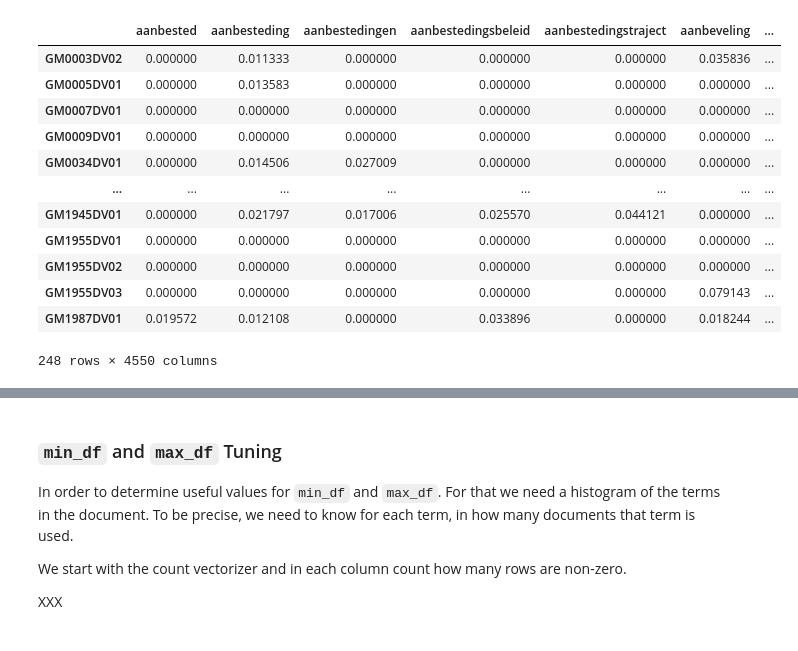
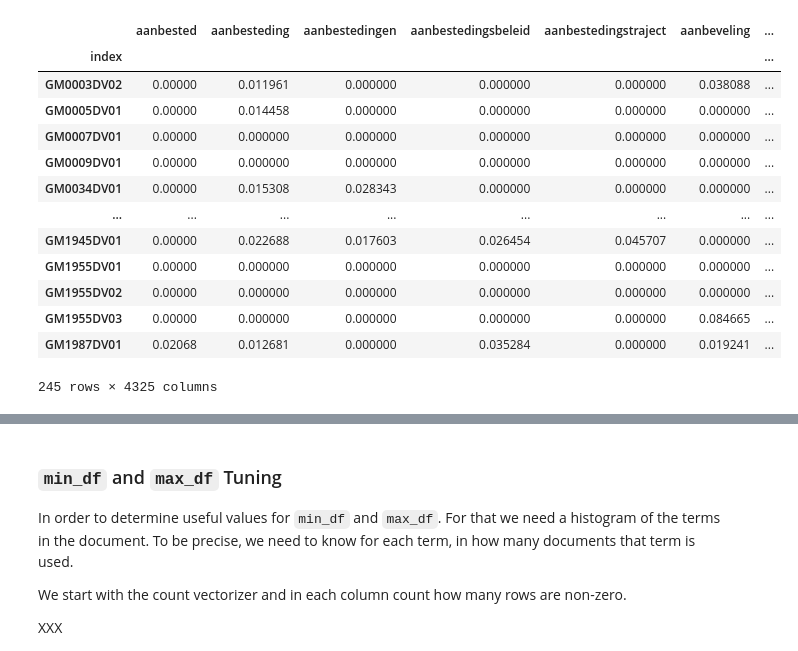
Before and after one commit to kjkoster/execute-enexis, a Jupyter notebook: notebooks/01 enexis governance -- TF-IDF.ipynb, the cells around one changed output, grey strips where cells are left out. Saved outputs shown, nothing was run; the diff lists cells and outputs as text; code cells hidden in the pictures.

```diff
--- a/notebooks/01 enexis governance -- TF-IDF.ipynb
+++ b/notebooks/01 enexis governance -- TF-IDF.ipynb
@@ -135,0 +126,4 @@ First, the count vectorizer. We train the vectorizer and build up the internal w
+# %%
+MIN_DF = 15   # count
+MAX_DF = 0.85 # percent
+SUBLINEAR_TF = True
@@ -136,19 +136,27 @@ First, the count vectorizer. We train the vectorizer and build up the internal w
 # %%
-def count_vectorize_strings(index, strings, min_df=1, max_df=1.0):
+def count_vectorize(series):
+    vectorizer = CountVectorizer()
+
     # run the vectorizer on the data
-    vectorizer = CountVectorizer(min_df=min_df, max_df=max_df)
-    word_matrix = vectorizer.fit_transform(strings)
+    word_matrix = vectorizer.fit_transform(series)
     words_list = vectorizer.get_feature_names_out()
 
     # take the output and package it into various useful data frames
-    per_document    = pd.DataFrame(index=index, columns=words_list, data=word_matrix.toarray())
+    per_document    = pd.DataFrame(index=series.index, columns=words_list, data=word_matrix.toarray())
     sum_over_corpus = pd.DataFrame(per_document.sum(), columns=['sum']).T
 
     return vectorizer, per_document, sum_over_corpus
 
-count_vectorizer, count_per_document, count_sum_over_corpus = count_vectorize_strings(train_names, train_documents)
 
-# show the word count per document. This is just that: a word count for each
-# word in the vocabulary, counted for each document separately.
+def tfidf_vectorize(series, min_df, max_df, sublinear_tf):
+    vectorizer = TfidfVectorizer(min_df=min_df, max_df=max_df, sublinear_tf=sublinear_tf)
 
-count_per_document
+    # run the vectorizer on the data
+    word_matrix = vectorizer.fit_transform(series)
+    words_list = vectorizer.get_feature_names_out()
+
+    # take the output and package it into various useful data frames
+    matrix = pd.DataFrame(index=series.index, columns=words_list, data=word_matrix.toarray())
+    idf = pd.DataFrame(columns=words_list, data=[vectorizer.idf_])
+
+    return vectorizer, matrix, idf
@@ -270,13 +163 @@ As our documents are quite large, we set `sublinear_tf` to apply a $log()$ to th
-# %%
-def tfidf_vectorize(glob, min_df=1, max_df=1.0, sublinear_tf=False):
-    # run the vectorizer on the data
-    vectorizer = TfidfVectorizer(min_df=min_df, max_df=max_df, sublinear_tf=sublinear_tf)
-    word_matrix = vectorizer.fit_transform(load_documents_as_string_array(glob))
-    words_list = vectorizer.get_feature_names_out()
-
-    # take the output and package it into various useful data frames
-    matrix = pd.DataFrame(index=document_names(glob), columns=words_list, data=word_matrix.toarray())
-    idf = pd.DataFrame(columns=words_list, data=[vectorizer.idf_])
-
-    return vectorizer, matrix, idf
 # %%
@@ -304,18 +186,19 @@ len(all_docs_vectorizer.stop_words_)
 # %%
-dv_docs_vectorizer, dv_docs_matrix, dv_docs_idf = tfidf_vectorize(GLOB_DV, min_df=15, max_df=1.0, sublinear_tf=True)
+dv_docs_vectorizer, dv_docs_matrix, dv_docs_idf = tfidf_vectorize(DV_corpus[DOCUMENT_BODY], min_df=MIN_DF, max_df=MAX_DF, sublinear_tf=SUBLINEAR_TF)
 dv_docs_matrix
 # %% [output]
 |  | aanbested | aanbesteding | aanbestedingen | aanbestedingsbeleid | aanbestedingstraject | aanbeveling | ... |
-| GM0003DV02 | 0.000000 | 0.011333 | 0.000000 | 0.000000 | 0.000000 | 0.035836 | ... |
-| GM0005DV01 | 0.000000 | 0.013583 | 0.000000 | 0.000000 | 0.000000 | 0.000000 | ... |
-| GM0007DV01 | 0.000000 | 0.000000 | 0.000000 | 0.000000 | 0.000000 | 0.000000 | ... |
-| GM0009DV01 | 0.000000 | 0.000000 | 0.000000 | 0.000000 | 0.000000 | 0.000000 | ... |
-| GM0034DV01 | 0.000000 | 0.014506 | 0.027009 | 0.000000 | 0.000000 | 0.000000 | ... |
+| index |  |  |  |  |  |  | ... |
+| GM0003DV02 | 0.00000 | 0.011961 | 0.000000 | 0.000000 | 0.000000 | 0.038088 | ... |
+| GM0005DV01 | 0.00000 | 0.014458 | 0.000000 | 0.000000 | 0.000000 | 0.000000 | ... |
+| GM0007DV01 | 0.00000 | 0.000000 | 0.000000 | 0.000000 | 0.000000 | 0.000000 | ... |
+| GM0009DV01 | 0.00000 | 0.000000 | 0.000000 | 0.000000 | 0.000000 | 0.000000 | ... |
+| GM0034DV01 | 0.00000 | 0.015308 | 0.028343 | 0.000000 | 0.000000 | 0.000000 | ... |
 | ... | ... | ... | ... | ... | ... | ... | ... |
-| GM1945DV01 | 0.000000 | 0.021797 | 0.017006 | 0.025570 | 0.044121 | 0.000000 | ... |
-| GM1955DV01 | 0.000000 | 0.000000 | 0.000000 | 0.000000 | 0.000000 | 0.000000 | ... |
-| GM1955DV02 | 0.000000 | 0.000000 | 0.000000 | 0.000000 | 0.000000 | 0.000000 | ... |
-| GM1955DV03 | 0.000000 | 0.000000 | 0.000000 | 0.000000 | 0.000000 | 0.079143 | ... |
-| GM1987DV01 | 0.019572 | 0.012108 | 0.000000 | 0.033896 | 0.000000 | 0.018244 | ... |
+| GM1945DV01 | 0.00000 | 0.022688 | 0.017603 | 0.026454 | 0.045707 | 0.000000 | ... |
+| GM1955DV01 | 0.00000 | 0.000000 | 0.000000 | 0.000000 | 0.000000 | 0.000000 | ... |
+| GM1955DV02 | 0.00000 | 0.000000 | 0.000000 | 0.000000 | 0.000000 | 0.000000 | ... |
+| GM1955DV03 | 0.00000 | 0.000000 | 0.000000 | 0.000000 | 0.000000 | 0.084665 | ... |
+| GM1987DV01 | 0.02068 | 0.012681 | 0.000000 | 0.035284 | 0.000000 | 0.019241 | ... |
-248 rows × 4550 columns
+245 rows × 4325 columns
 # %%
```
Also changed, not shown: parts of 48 cells of this notebook, 2 other files.
